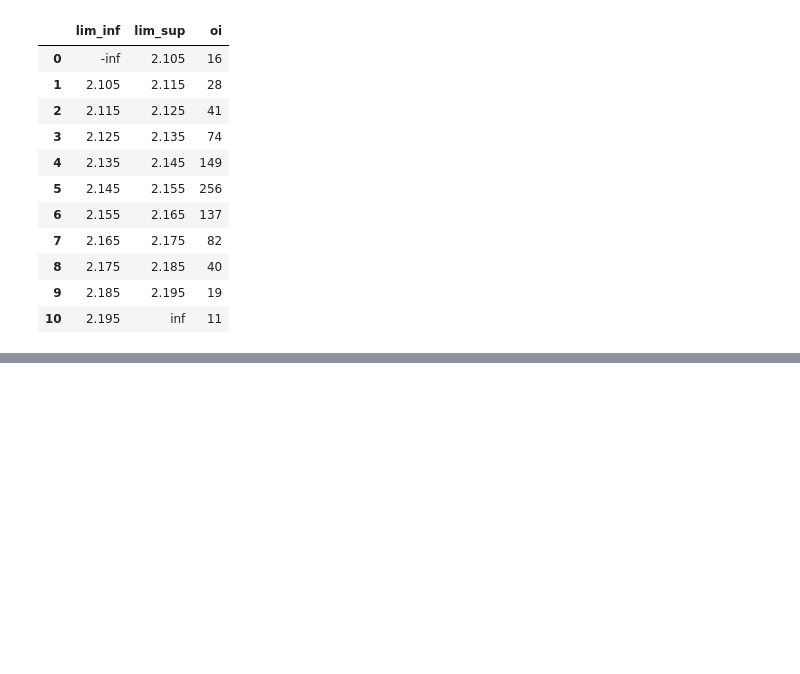
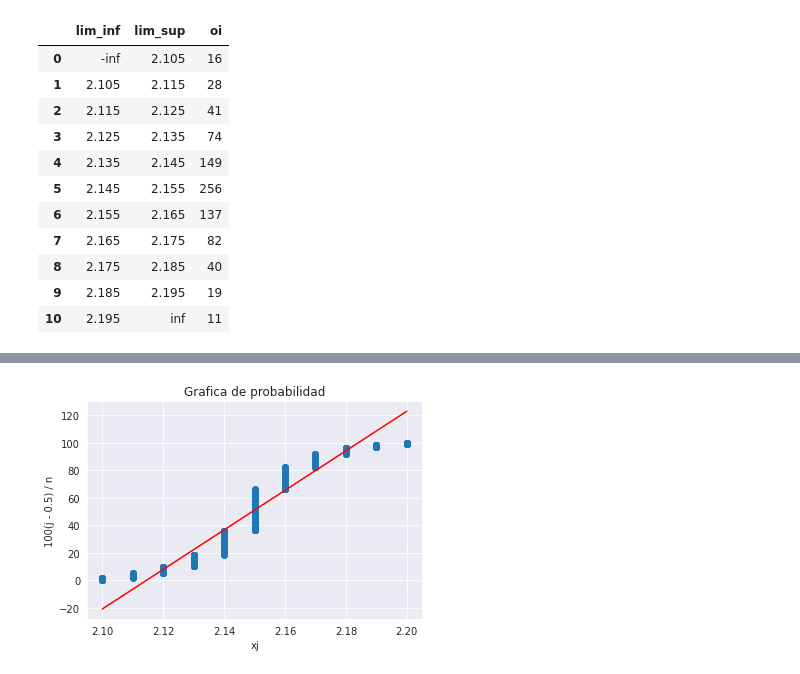
Before and after one commit to Pmz94/data-science, a Jupyter notebook: bondad_ajuste/ejercicio_8-88.ipynb, the cells around one changed output, grey strips where cells are left out. Drawn from its saved outputs; the diff is of its cells as text; code cells hidden in the pictures; blank space fills up the shorter version.

```diff
--- a/bondad_ajuste/ejercicio_8-88.ipynb
+++ b/bondad_ajuste/ejercicio_8-88.ipynb
@@ -135,0 +223,13 @@ st.chi2.sf(66.9360790114807, 8)
+# %%
+d = {'j': [], 'xj': [], 'fa': [], '100fa': [], 'zj': []}
+for j, xj in enumerate(sorted(tiempos)):
+	fa = ((j + 1) - 0.5) / n
+	cien_fa = 100 * fa
+	zj = st.norm.ppf(fa)
+	d['j'].append(j + 1)
+	d['xj'].append(xj)
+	d['fa'].append(fa)
+	d['100fa'].append(cien_fa)
+	d['zj'].append(zj)
+tabla = pd.DataFrame(d).set_index('j')
+tabla
@@ -135,0 +251,17 @@ st.chi2.sf(66.9360790114807, 8)
+# %%
+x = tabla['xj']
+y = tabla['100fa']
+plt.scatter(x, y)
+
+z = np.polyfit(x, y, 1)
+p = np.poly1d(z)
+plt.plot(x, p(x), 'r-')
+
+plt.title('Grafica de probabilidad')
+plt.xlabel('xj')
+plt.ylabel('100(j - 0.5) / n')
+# plt.xlim(170, 225)
+# plt.ylim(0, 100)
+plt.show()
+# %% [output]
+[figure, added]
```
Also changed, not shown: parts of 30 cells of this notebook, 3 other files.
